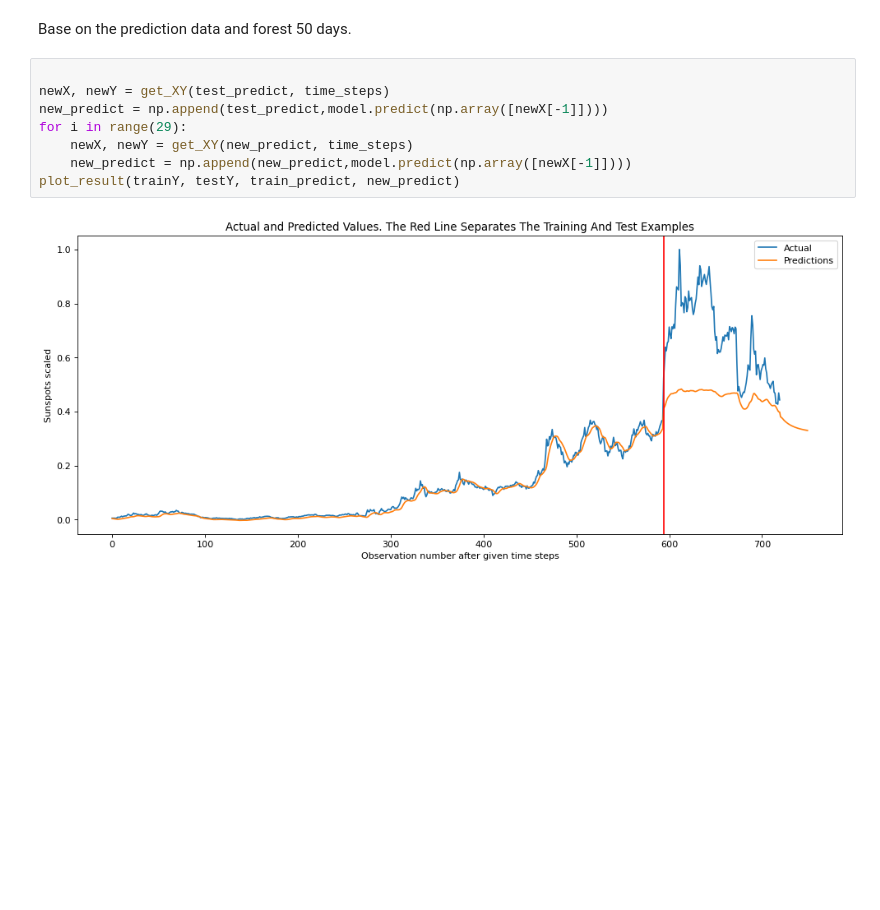
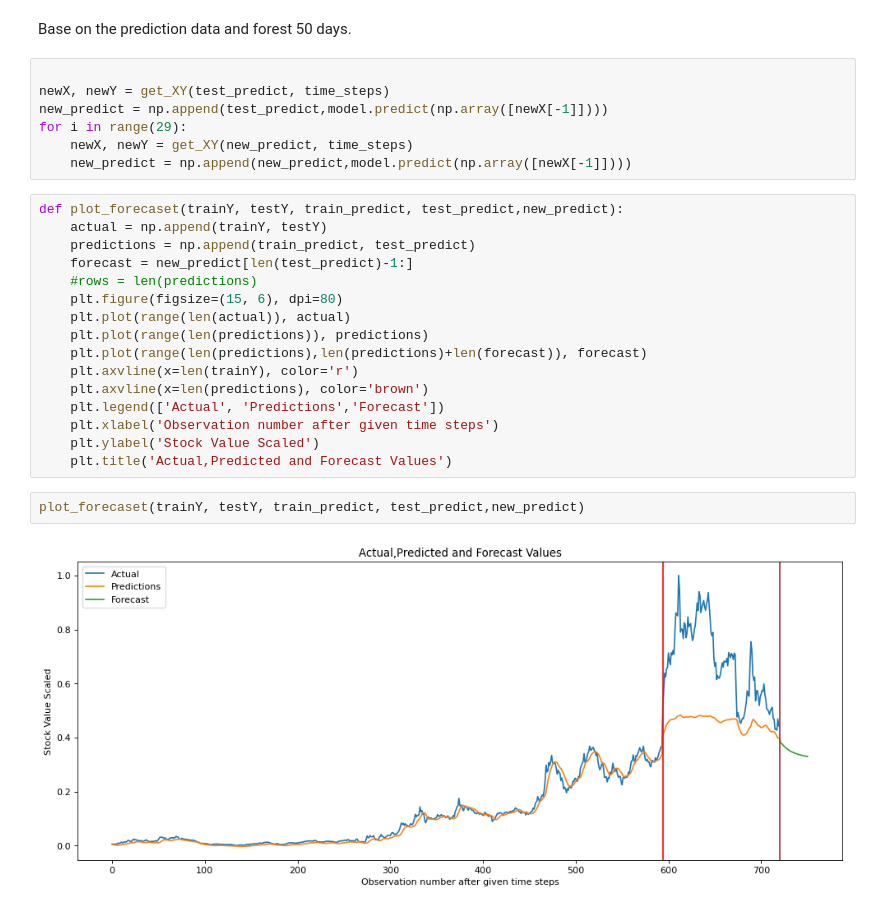
Before and after one commit to lm2546/TimeSeries_Stock-Covid, a Jupyter notebook: GRU.ipynb, the cells around one changed output. Saved outputs shown, nothing was run; the diff lists cells and outputs as text; blank space fills up the shorter version.

```diff
--- a/GRU.ipynb
+++ b/GRU.ipynb
@@ -160,6 +160,23 @@ new_predict = np.append(test_predict,model.predict(np.array([newX[-1]])))
 for i in range(29):
     newX, newY = get_XY(new_predict, time_steps)
     new_predict = np.append(new_predict,model.predict(np.array([newX[-1]])))
-plot_result(trainY, testY, train_predict, new_predict)
-# %% [output]
-[figure, removed]
+# %%
+def plot_forecaset(trainY, testY, train_predict, test_predict,new_predict):
+    actual = np.append(trainY, testY)
+    predictions = np.append(train_predict, test_predict)
+    forecast = new_predict[len(test_predict)-1:]
+    #rows = len(predictions)
+    plt.figure(figsize=(15, 6), dpi=80)
+    plt.plot(range(len(actual)), actual)
+    plt.plot(range(len(predictions)), predictions)
+    plt.plot(range(len(predictions),len(predictions)+len(forecast)), forecast)
+    plt.axvline(x=len(trainY), color='r')
+    plt.axvline(x=len(predictions), color='brown')
+    plt.legend(['Actual', 'Predictions','Forecast'])
+    plt.xlabel('Observation number after given time steps')
+    plt.ylabel('Stock Value Scaled')
+    plt.title('Actual,Predicted and Forecast Values')
+# %%
+plot_forecaset(trainY, testY, train_predict, test_predict,new_predict)
+# %% [output]
+[figure, added]
```
Also changed, not shown: parts of 1 cell of this notebook, 9 other files.
